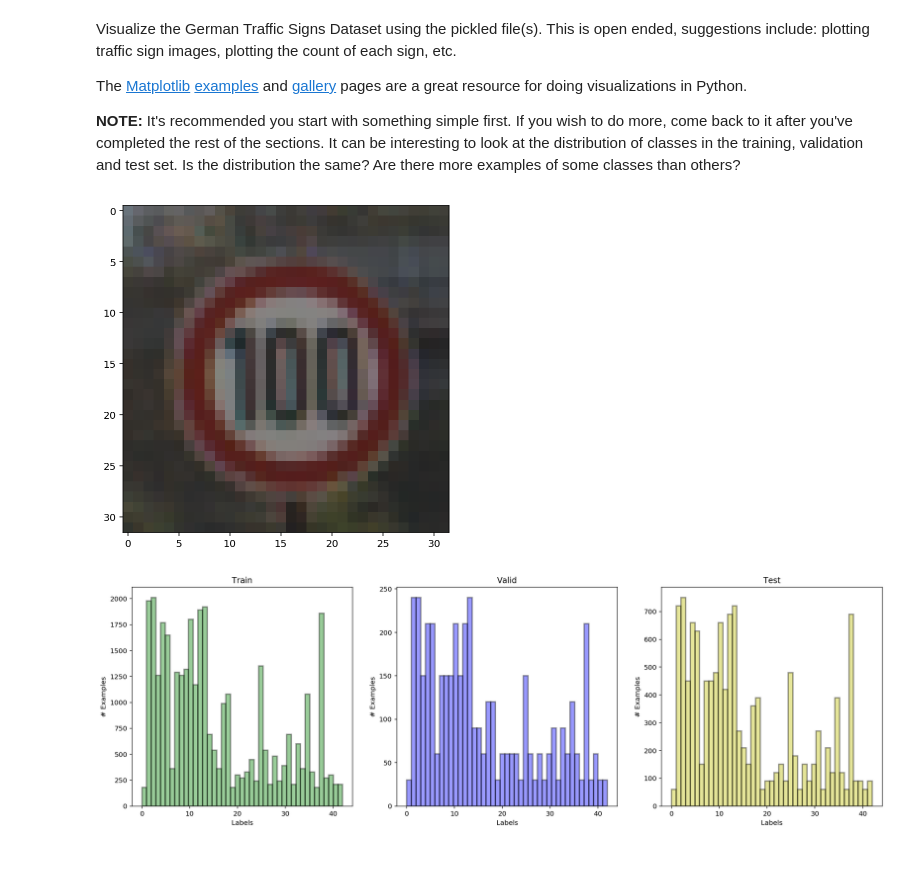
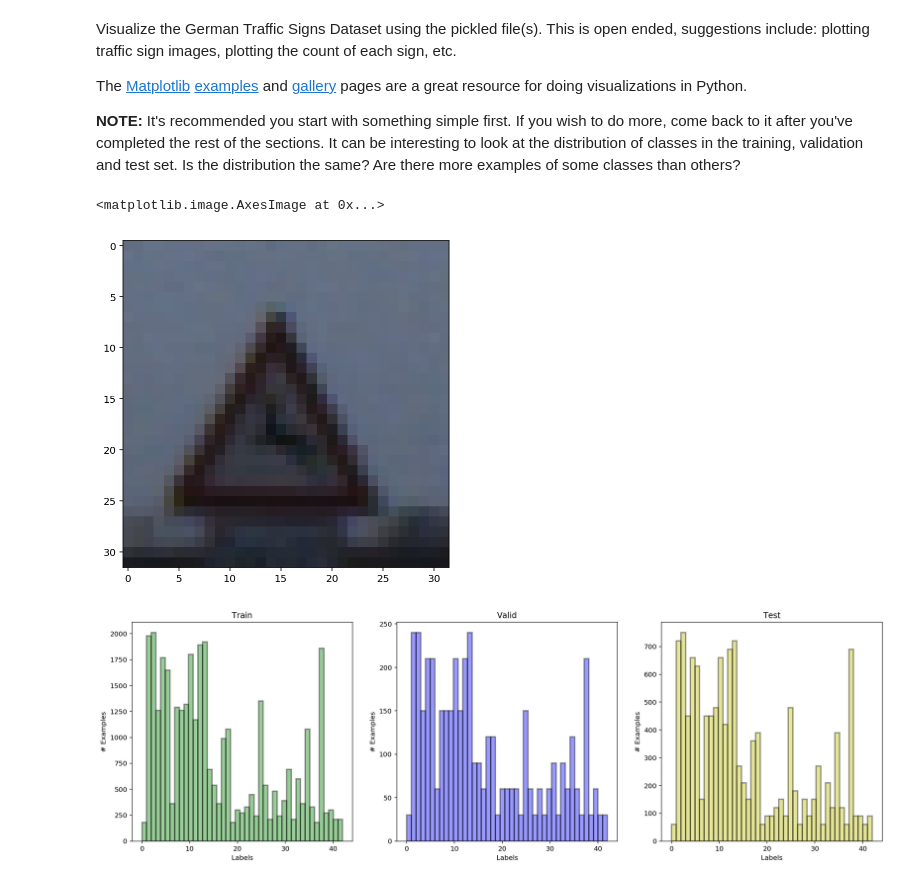
Before and after one commit to KyleGrier/self-driving, a Jupyter notebook: CarND-Traffic-Sign-Classifier-Project/Traffic_Sign_Classifier.ipynb, the cells around one changed output. Drawn from its saved outputs; the diff is of its cells as text; code cells hidden in the pictures.

```diff
--- a/CarND-Traffic-Sign-Classifier-Project/Traffic_Sign_Classifier.ipynb
+++ b/CarND-Traffic-Sign-Classifier-Project/Traffic_Sign_Classifier.ipynb
@@ -138,9 +139,11 @@ plt.rcParams["figure.figsize"] = (20, 6)
 import seaborn as sns
 import random as rd
 # %%
-plt.imshow(X_train[rd.randint(0, len(X_train)-1)]);
+#plt.imshow(X_train[rd.randint(0, len(X_train)-1)]);
+plt.imshow(X_train[600])
 # %% [output]
+<matplotlib.image.AxesImage at 0x...>
-[figure, old version]
+[figure, new version]
 # %%
 fig, axs = plt.subplots(ncols=3)
 sns.distplot(y_train, bins=n_classes, kde=False,\
```
Also changed, not shown: parts of 15 cells of this notebook, 3 other files.
